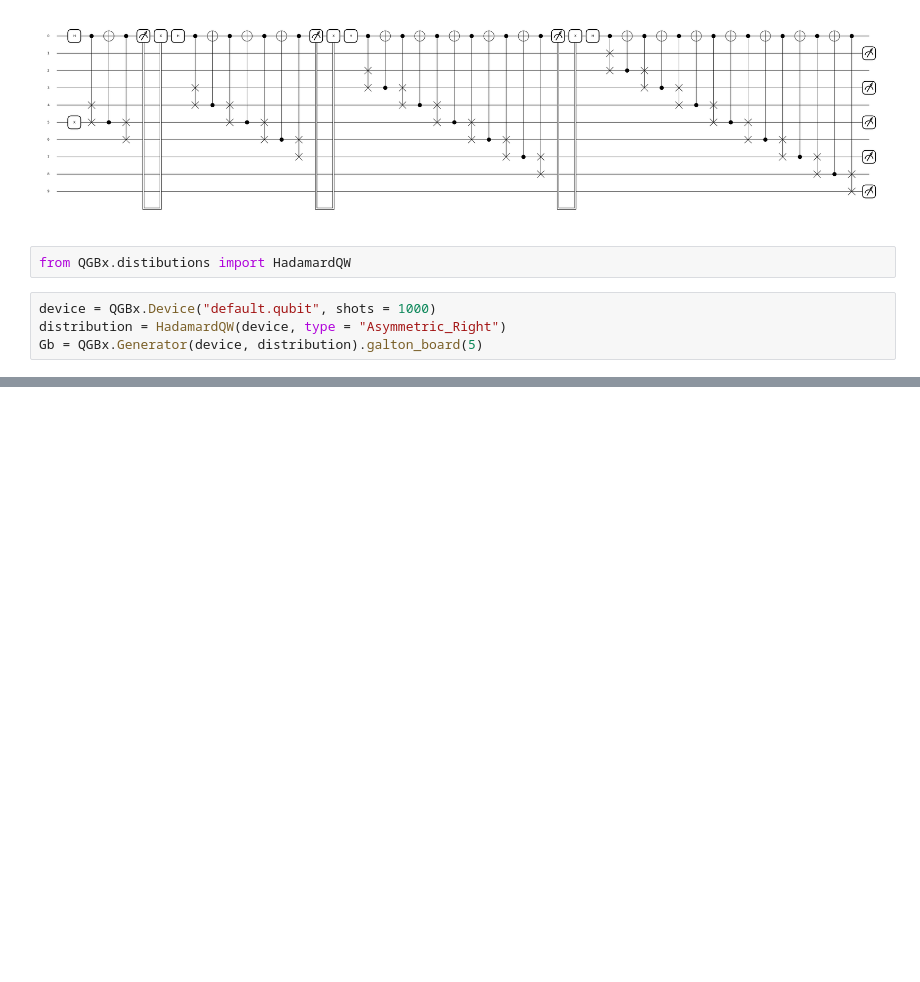
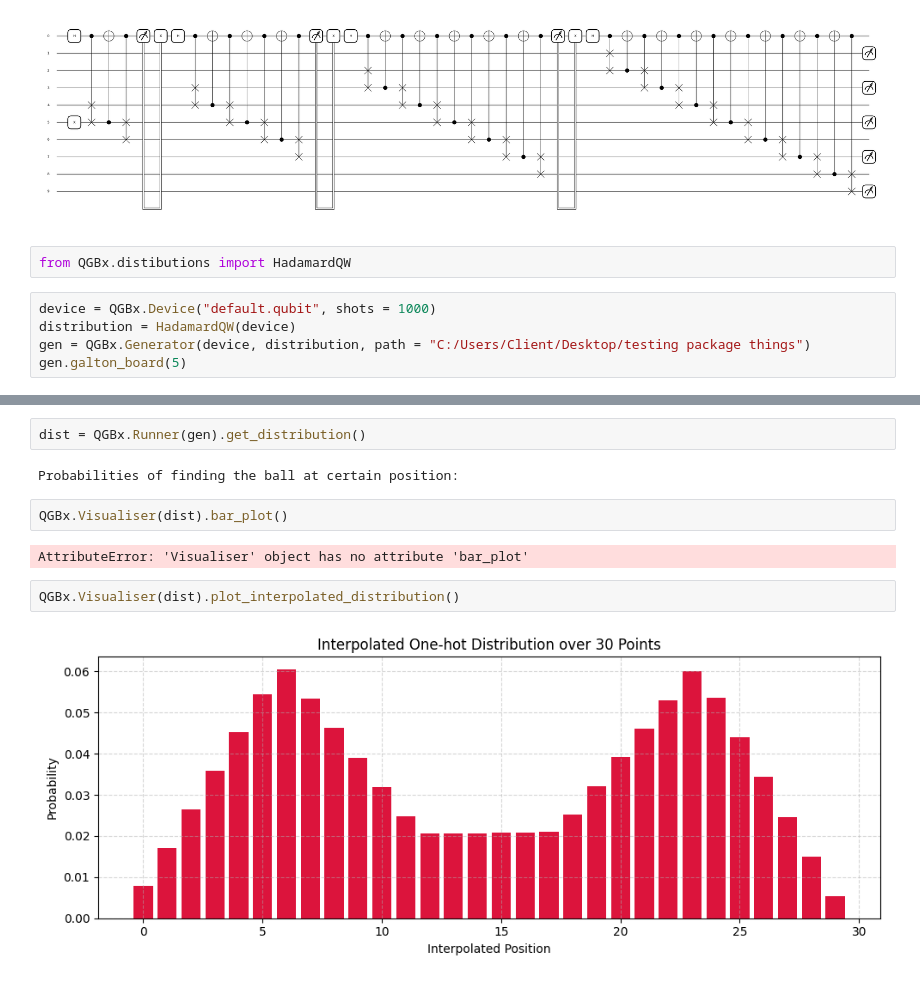
Before and after one commit to AshrafBoussahi/QGBx, a Jupyter notebook: QGBx/TestingNotebook.ipynb, the cells around one changed output, grey strips where cells are left out. Drawn from its saved outputs; the diff is of its cells as text; blank space fills up the shorter version.

```diff
--- a/QGBx/TestingNotebook.ipynb
+++ b/QGBx/TestingNotebook.ipynb
@@ -34,7 +34,8 @@ print(drawer)
 from QGBx.distibutions import HadamardQW
 # %%
 device = QGBx.Device("default.qubit", shots = 1000)
-distribution = HadamardQW(device, type = "Asymmetric_Right")
-Gb = QGBx.Generator(device, distribution).galton_board(5)
+distribution = HadamardQW(device)
+gen = QGBx.Generator(device, distribution, path = "C:/Users/Client/Desktop/testing package things")
+gen.galton_board(5)
 # %% [output]
 Working
@@ -60,0 +43,12 @@ Probabilities (ball positions only):
+# %%
+dist = QGBx.Runner(gen).get_distribution()
+# %% [output]
+Probabilities of finding the ball at certain position:
+# %%
+QGBx.Visualiser(dist).bar_plot()
+# %% [output]
+AttributeError: 'Visualiser' object has no attribute 'bar_plot'
+# %%
+QGBx.Visualiser(dist).plot_interpolated_distribution()
+# %% [output]
+[figure, added]
```
Also changed, not shown: parts of 3 cells of this notebook, 6 other files.
